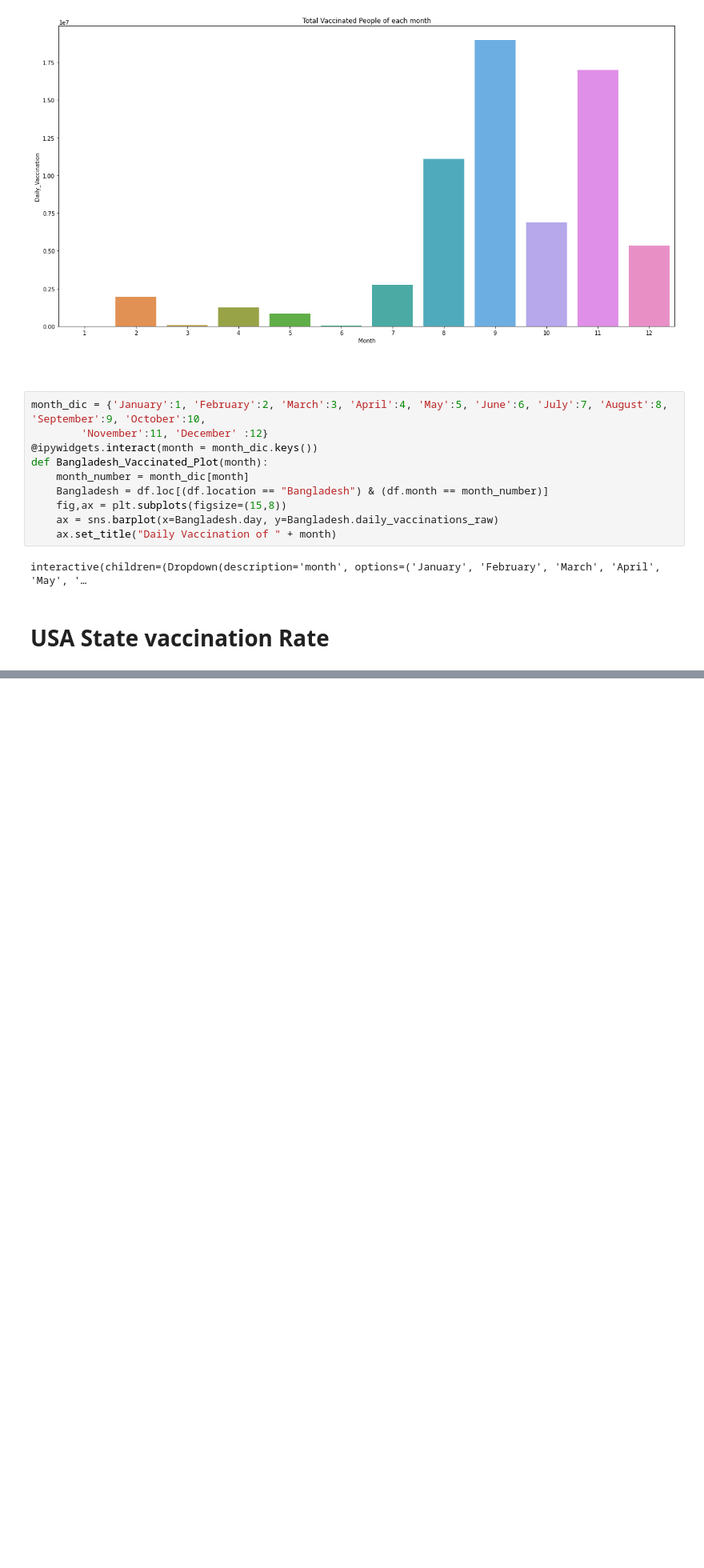
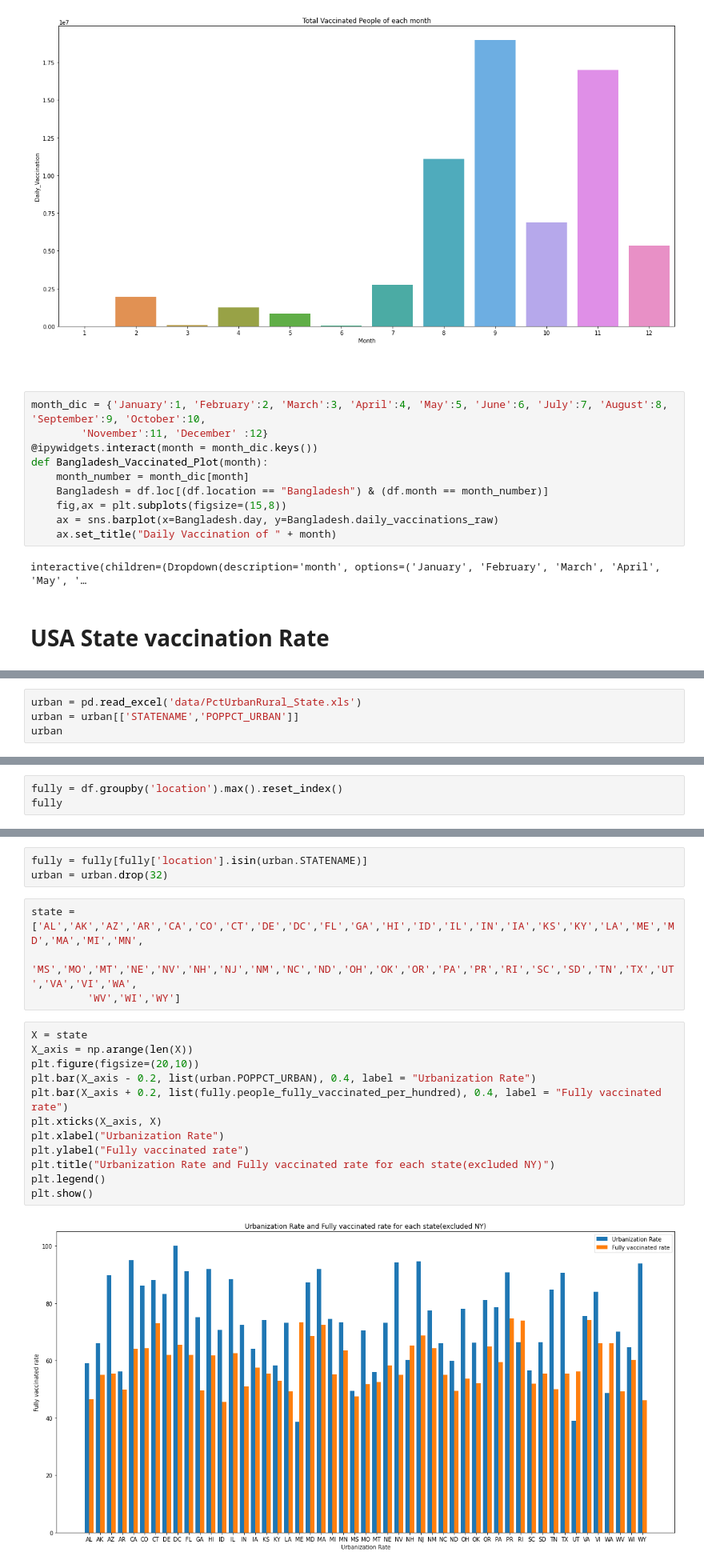
Before and after one commit to augustinexu/2021Fall_finals, a Jupyter notebook: final.ipynb, the cells around one changed output, grey strips where cells are left out. Shown at 80% size. Cells and saved outputs as stored; diff of their text form; blank space fills up the shorter version.

Commit message:
vaccination rate&urbanization

```diff
--- a/final.ipynb
+++ b/final.ipynb
@@ -350,0 +411,4 @@ interactive(children=(Dropdown(description='month', options=('January', 'Februar
+# %%
+urban = pd.read_excel('data/PctUrbanRural_State.xls')
+urban = urban[['STATENAME','POPPCT_URBAN']]
+urban
@@ -350,0 +433,3 @@ interactive(children=(Dropdown(description='month', options=('January', 'Februar
+# %%
+fully = df.groupby('location').max().reset_index()
+fully
@@ -350,0 +450,21 @@ interactive(children=(Dropdown(description='month', options=('January', 'Februar
+# %%
+fully = fully[fully['location'].isin(urban.STATENAME)]
+urban = urban.drop(32)
+# %%
+state = ['AL','AK','AZ','AR','CA','CO','CT','DE','DC','FL','GA','HI','ID','IL','IN','IA','KS','KY','LA','ME','MD','MA','MI','MN',
+         'MS','MO','MT','NE','NV','NH','NJ','NM','NC','ND','OH','OK','OR','PA','PR','RI','SC','SD','TN','TX','UT','VA','VI','WA',
+         'WV','WI','WY']
+# %%
+X = state
+X_axis = np.arange(len(X))
+plt.figure(figsize=(20,10))
+plt.bar(X_axis - 0.2, list(urban.POPPCT_URBAN), 0.4, label = "Urbanization Rate")
+plt.bar(X_axis + 0.2, list(fully.people_fully_vaccinated_per_hundred), 0.4, label = "Fully vaccinated rate")
+plt.xticks(X_axis, X)
+plt.xlabel("Urbanization Rate")
+plt.ylabel("Fully vaccinated rate")
+plt.title("Urbanization Rate and Fully vaccinated rate for each state(excluded NY)")
+plt.legend()
+plt.show()
+# %% [output]
+[figure, added]
```
Also changed, not shown: parts of 5 cells of this notebook.
